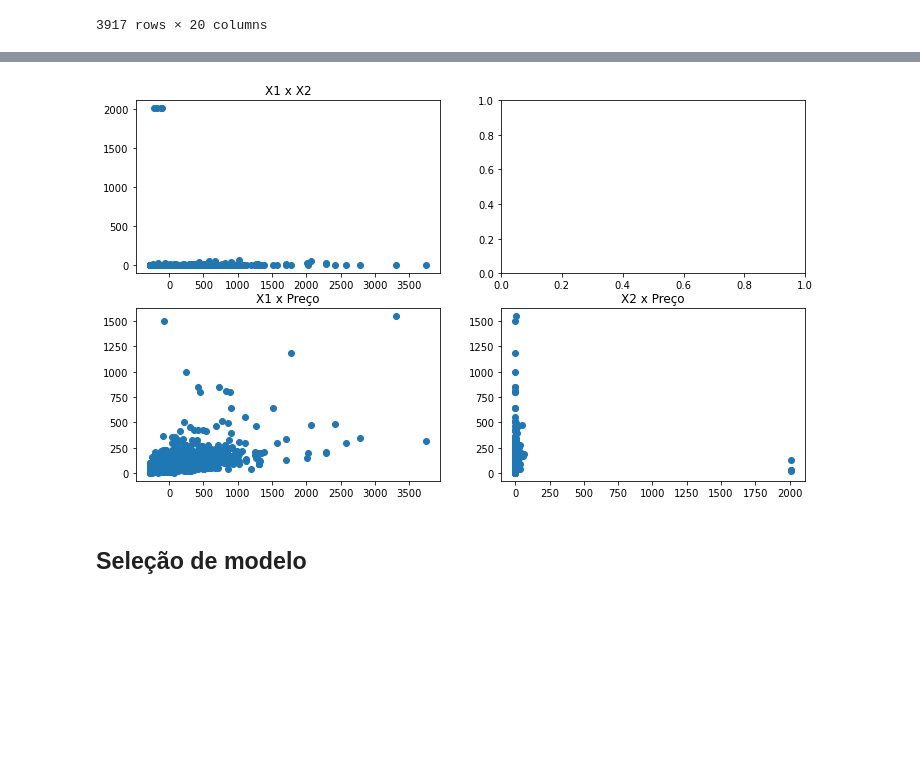
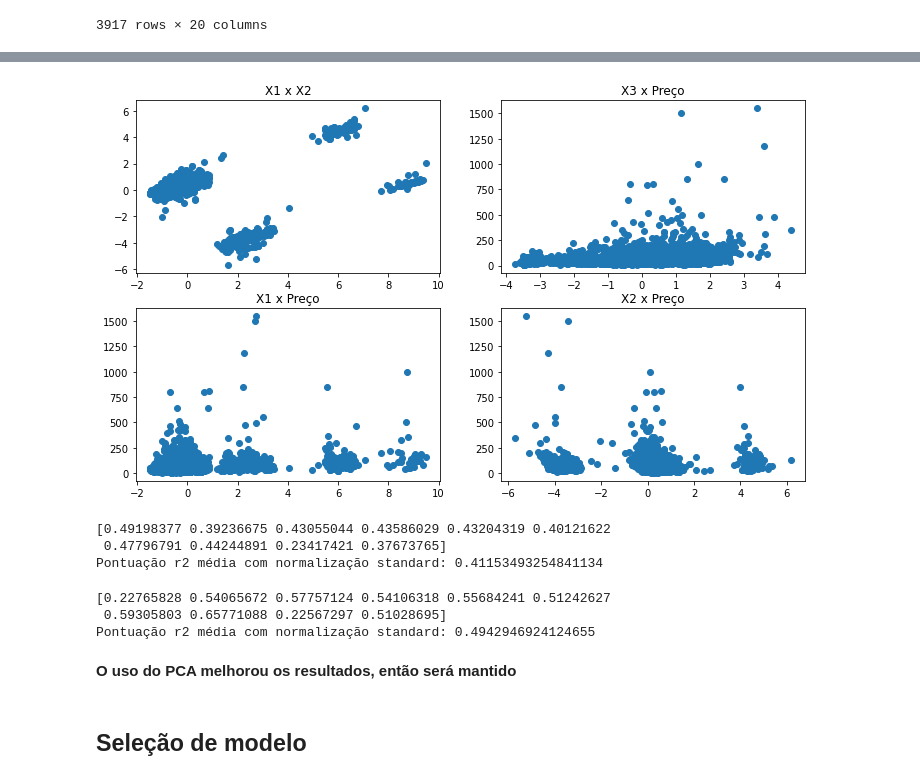
Before and after one commit to CaioViktor/Curso_Ciencias_de_Dados, a Jupyter notebook: trabalho/trab3/experiments_models.ipynb, the cells around one changed output, grey strips where cells are left out. Saved outputs shown, nothing was run; the diff lists cells and outputs as text; code cells hidden in the pictures; blank space fills up the shorter version.

```diff
--- a/trabalho/trab3/experiments_models.ipynb
+++ b/trabalho/trab3/experiments_models.ipynb
@@ -319,10 +316,9 @@ plt.show()
 # %%
 X_test = X.join(data_encoded.drop(columns=["preço"],axis=1))
 scaler = StandardScaler()
-scaler.fit(X_test)
-X_scaled = scaler.transform(X_test)
+X_scaled = scaler.fit_transform(X_test)
 model = MLPRegressor()
 scores = cross_val_score(model, X_scaled, y, cv=cv_outer,scoring='r2',n_jobs=-1)
 print(scores)
-print(f'Pontuação r2 média com normalização min_max: {scores.mean()}')
+print(f'Pontuação r2 média com normalização standard: {scores.mean()}')
 # %% [output]
@@ -366,10 +362,9 @@ plt.show()
 # %%
 X_test = X.join(data_encoded.drop(columns=["preço"],axis=1))
 scaler = StandardScaler()
-scaler.fit(X_test)
-X_scaled = scaler.transform(X_test)
+X_scaled = scaler.fit_transform(X_test)
 model = MLPRegressor()
 scores = cross_val_score(model, X_scaled, y, cv=cv_outer,scoring='r2',n_jobs=-1)
 print(scores)
-print(f'Pontuação r2 média com normalização min_max: {scores.mean()}')
+print(f'Pontuação r2 média com normalização standard: {scores.mean()}')
 # %% [output]
@@ -413,10 +408,9 @@ plt.show()
 # %%
 X_test = X.join(data_encoded.drop(columns=["preço"],axis=1))
 scaler = StandardScaler()
-scaler.fit(X_test)
-X_scaled = scaler.transform(X_test)
+X_scaled = scaler.fit_transform(X_test)
 model = MLPRegressor()
 scores = cross_val_score(model, X_scaled, y, cv=cv_outer,scoring='r2',n_jobs=-1)
 print(scores)
-print(f'Pontuação r2 média com normalização min_max: {scores.mean()}')
+print(f'Pontuação r2 média com normalização standard: {scores.mean()}')
 # %% [output]
@@ -510,6 +504,9 @@ X
 | 3915 | 2017 | 1 | 252 | 1.0 | 0.0 | 0.0 | ... |
 | 3916 | 2020 | 1 | 48 | 1.0 | 0.0 | 1.0 | ... |
 3917 rows × 20 columns
+# %%
+scaler = StandardScaler()
+X_scaled = scaler.fit_transform(X)
 # %%
 model = MLPRegressor()
 scores = cross_val_score(model, X_scaled, y, cv=cv_outer,scoring='r2',n_jobs=-1)
@@ -531,14 +528,36 @@ plt.show()
 # %%
-pca = PCA(n_components=2)
-projection = pca.fit_transform(X)
+pca = PCA(n_components=16)
+projection = pca.fit_transform(X_scaled)
 
 fig, ax = plt.subplots(2,2)
 ax[0,0].scatter(projection[:,0],projection[:,1])
 ax[0,0].set_title('X1 x X2')
 ax[1,0].scatter(projection[:,0],y)
 ax[1,0].set_title('X1 x Preço')
 ax[1,1].scatter(projection[:,1],y)
 ax[1,1].set_title('X2 x Preço')
+ax[0,1].scatter(projection[:,2],y)
+ax[0,1].set_title('X3 x Preço')
 plt.show()
 # %% [output]
-[figure, old version]
+[figure, new version]
+# %%
+model = MLPRegressor()
+scores = cross_val_score(model, projection, y, cv=cv_outer,scoring='r2',n_jobs=-1)
+print(scores)
+print(f'Pontuação r2 média com normalização standard: {scores.mean()}')
+# %% [output]
+[0.49198377 0.39236675 0.43055044 0.43586029 0.43204319 0.40121622
+ 0.47796791 0.44244891 0.23417421 0.37673765]
+Pontuação r2 média com normalização standard: 0.41153493254841134
+# %%
+model = SVR(kernel='rbf',C=900)
+scores = cross_val_score(model, projection, y, cv=cv_outer,scoring='r2',n_jobs=-1)
+print(scores)
+print(f'Pontuação r2 média com normalização standard: {scores.mean()}')
+# %% [output]
+[0.22765828 0.54065672 0.57757124 0.54106318 0.55684241 0.51242627
+ 0.59305803 0.65771088 0.22567297 0.51028695]
+Pontuação r2 média com normalização standard: 0.4942946924124655
+# %% [markdown]
+**O uso do PCA melhorou os resultados, então será mantido**
```
Also changed, not shown: parts of 25 cells of this notebook.
